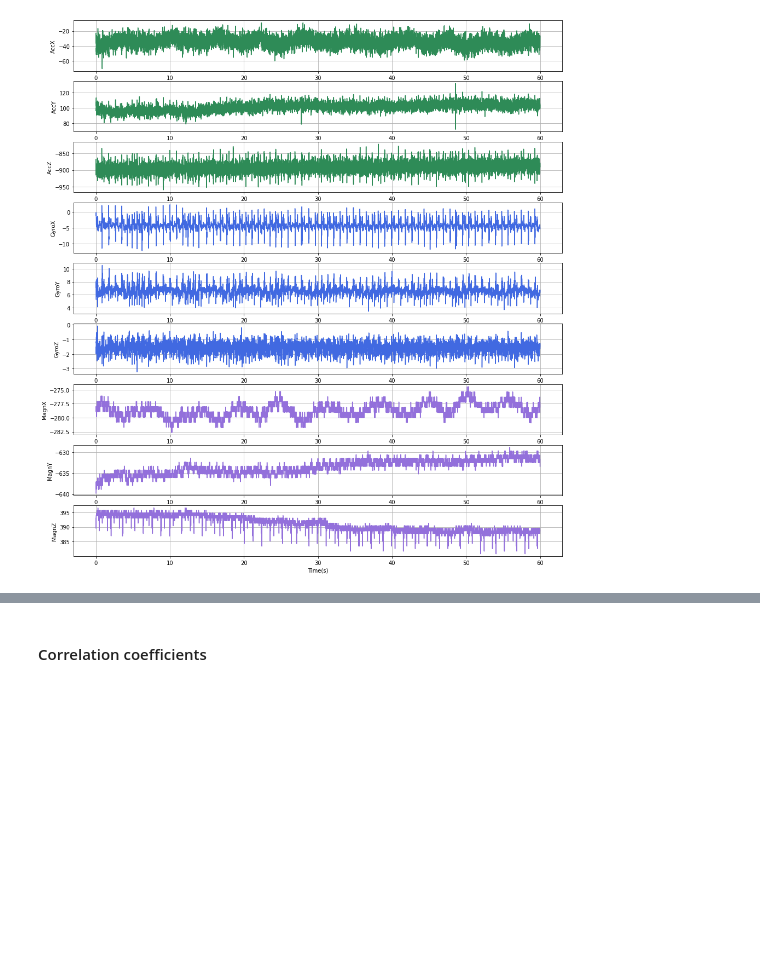
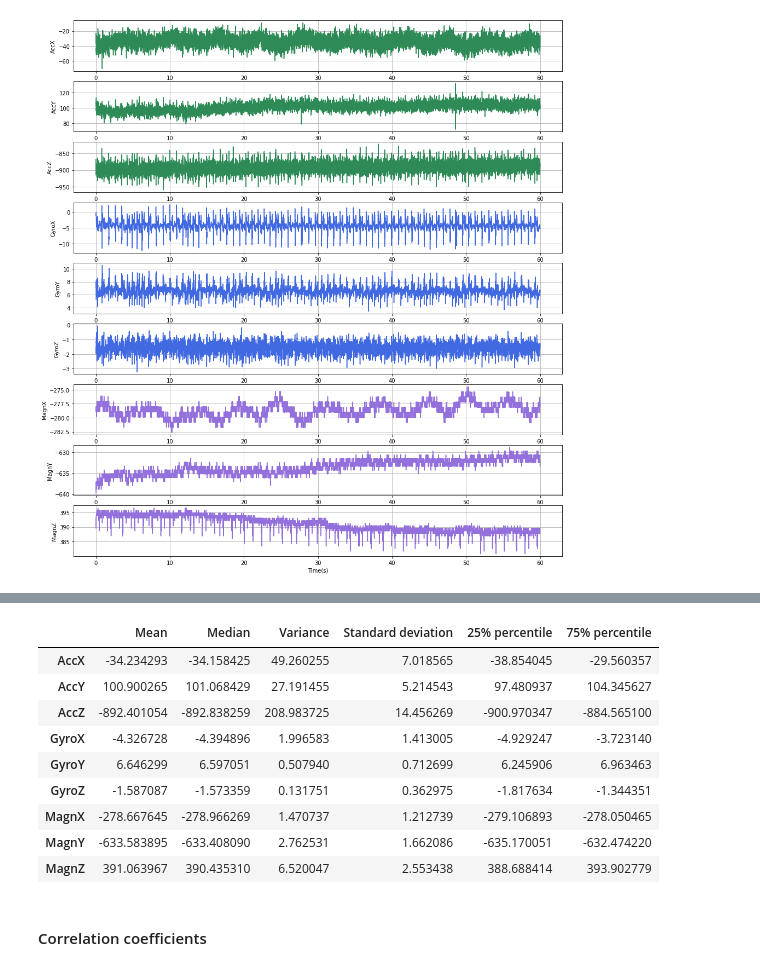
Before and after one commit to Mohsen-Kordi/ProjectRESP, a Jupyter notebook: Project.ipynb, the cells around one changed output, grey strips where cells are left out. Drawn from its saved outputs; the diff is of its cells as text; code cells hidden in the pictures; blank space fills up the shorter version.

```diff
--- a/Project.ipynb
+++ b/Project.ipynb
@@ -227,3 +222,18 @@ stat
+# %%
+stat = pd.DataFrame({'Mean': df2.mean(), 'Median': df2.median(), 'Variance': df2.var(), 'Standard deviation': df2.std(),
+    '25% percentile': df2.quantile(q = 0.25), '75% percentile': df2.quantile(q = 0.75)})
+stat
+# %% [output]
+|  | Mean | Median | Variance | Standard deviation | 25% percentile | 75% percentile |
+| AccX | -34.234293 | -34.158425 | 49.260255 | 7.018565 | -38.854045 | -29.560357 |
+| AccY | 100.900265 | 101.068429 | 27.191455 | 5.214543 | 97.480937 | 104.345627 |
+| AccZ | -892.401054 | -892.838259 | 208.983725 | 14.456269 | -900.970347 | -884.565100 |
+| GyroX | -4.326728 | -4.394896 | 1.996583 | 1.413005 | -4.929247 | -3.723140 |
+| GyroY | 6.646299 | 6.597051 | 0.507940 | 0.712699 | 6.245906 | 6.963463 |
+| GyroZ | -1.587087 | -1.573359 | 0.131751 | 0.362975 | -1.817634 | -1.344351 |
+| MagnX | -278.667645 | -278.966269 | 1.470737 | 1.212739 | -279.106893 | -278.050465 |
+| MagnY | -633.583895 | -633.408090 | 2.762531 | 1.662086 | -635.170051 | -632.474220 |
+| MagnZ | 391.063967 | 390.435310 | 6.520047 | 2.553438 | 388.688414 | 393.902779 |
 # %% [markdown]
 #### Correlation coefficients
 # %%
```
Also changed, not shown: parts of 30 cells of this notebook.
